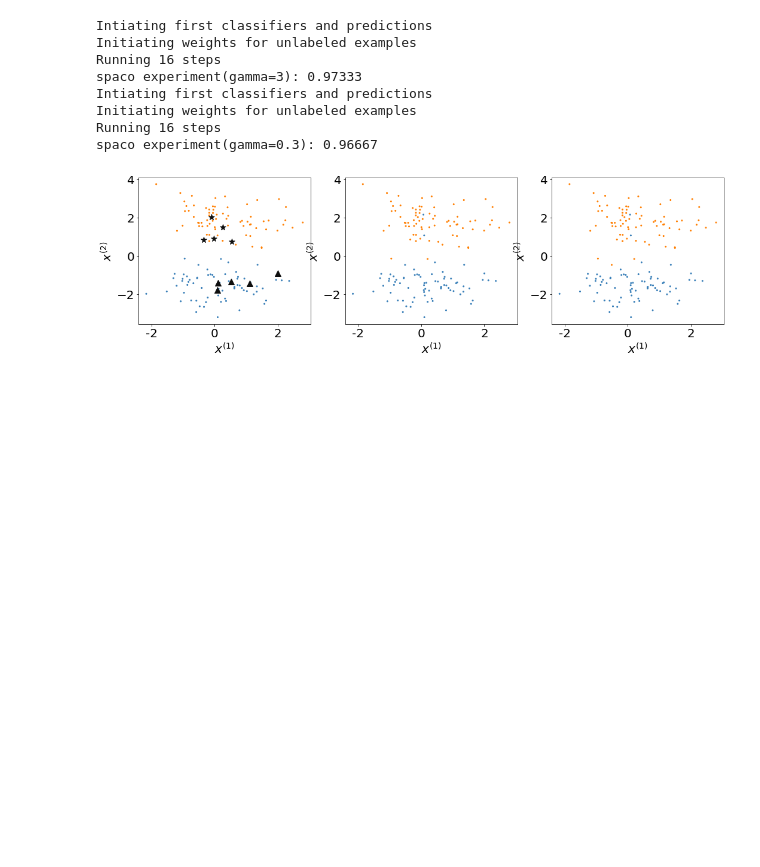
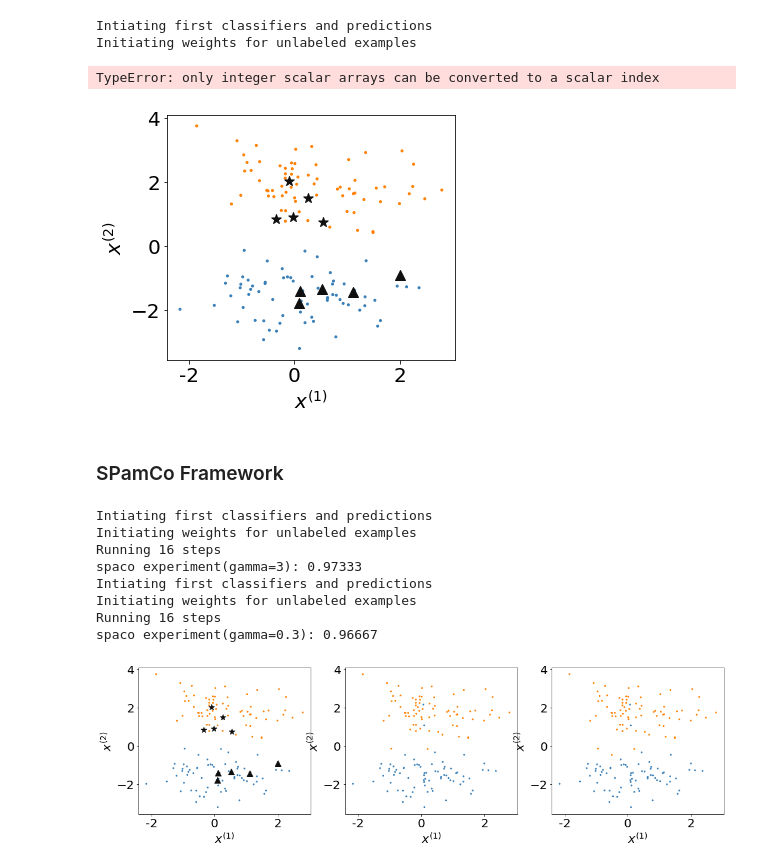
Before and after one commit to patrickboswell/MLA, a Jupyter notebook: MultilabelClassificationToyExample.ipynb, the cells around one changed output. Cells and saved outputs as stored; diff of their text form; code cells hidden in the pictures; blank space fills up the shorter version.

Commit message:
Building a class for spamco

```diff
--- a/MultilabelClassificationToyExample.ipynb
+++ b/MultilabelClassificationToyExample.ipynb
@@ -34,4 +73,77 @@ def get_data(random_seed):
     u_data1, u_data2 = X[u_ids,0].reshape(-1,1), X[u_ids,1].reshape(-1,1)
     labels = y[l_ids]
     return [l_data1, l_data2], [u_data1, u_data2], labels, X, y, [p1, p2]
+# %%
+import spamco
+
+x = [-1.5,0,1.5]
+my_xticks=[-2,0,2]
+
+### Get data
+ldata, udata, labels, X, y, label_ids = get_data(4)
+
+### parameters
+steps = 16
+gamma = 3
+
+### original fig
+colors = np.array(list(islice(cycle(['#377eb8', '#ff7f00', '#4daf4a',
+                                             '#f781bf', '#a65628', '#984ea3',
+                                             '#999999', '#e41a1c', '#dede00']),
+                                      int(max(y) + 3))))
+fig = plt.figure(figsize=(16,4))
+plt.subplots_adjust(bottom=.05, top=.9, left=.05, right=0.9)
+
+ax = fig.add_subplot(131)
+plt.scatter(X[:,0], X[:,1], marker='o', c=colors[y], s=4)
+plt.scatter(X[label_ids[0],0], X[label_ids[0],1], marker='^', c='#0F0F0F', s=100)
+plt.scatter(X[label_ids[1],0], X[label_ids[1],1], marker='*', c='#0F0F0F', s=100)
+ax.set_xlabel('$x^{(1)}$')
+ax.set_ylabel('$x^{(2)}$')
+plt.xticks(x, my_xticks)
+
+
+#### spaco experiment1 gamma=3
+spaco = spamco.SPamCo(
+    labeled_data=ldata,
+    unlabeled_data=udata,
+    labels=labels,
+    num_view=2,
+    gamma=3
+)
+
+clfs = spaco.fit(RandomForestClassifier())
+score1 = clfs[0].predict_proba(X[:,0].reshape(-1,1))
+score2 = clfs[1].predict_proba(X[:,1].reshape(-1,1))
+score = score1 + score2
+pred_y = np.argmax(score, axis = 1)
+print('spaco experiment(gamma=3): %0.5f' % np.mean(pred_y == y))
+ax = fig.add_subplot(132)
+ax.set_xlabel('$x^{(1)}$')
+ax.set_ylabel('$x^{(2)}$')
+plt.scatter(X[:,0], X[:,1], marker='o', c=colors[pred_y], s=4)
+plt.xticks(x, my_xticks)
+
+
+#### spaco experiment2 gamma=0.3
+clfs = spaco(ldata, labels, udata, iter_step=steps, gamma=0.3, regularizer='soft')
+score1 = clfs[0].predict_proba(X[:,0].reshape(-1,1))
+score2 = clfs[1].predict_proba(X[:,1].reshape(-1,1))
+score = score1 + score2
+pred_y = np.argmax(score, axis = 1)
+print('spaco experiment(gamma=0.3): %0.5f' % np.mean(pred_y == y))
+ax = fig.add_subplot(133)
+ax.set_xlabel('$x^{(1)}$')
+ax.set_ylabel('$x^{(2)}$')
+plt.scatter(X[:,0], X[:,1], marker='o', c=colors[pred_y], s=4)
+plt.xticks(x, my_xticks)
+
+plt.show()
+# %% [output]
+Intiating first classifiers and predictions
+Initiating weights for unlabeled examples
+TypeError: only integer scalar arrays can be converted to a scalar index
+[figure, added]
+# %% [markdown]
+### SPamCo Framework
 # %%
```
Also changed, not shown: parts of 18 cells of this notebook, 2 other files.
